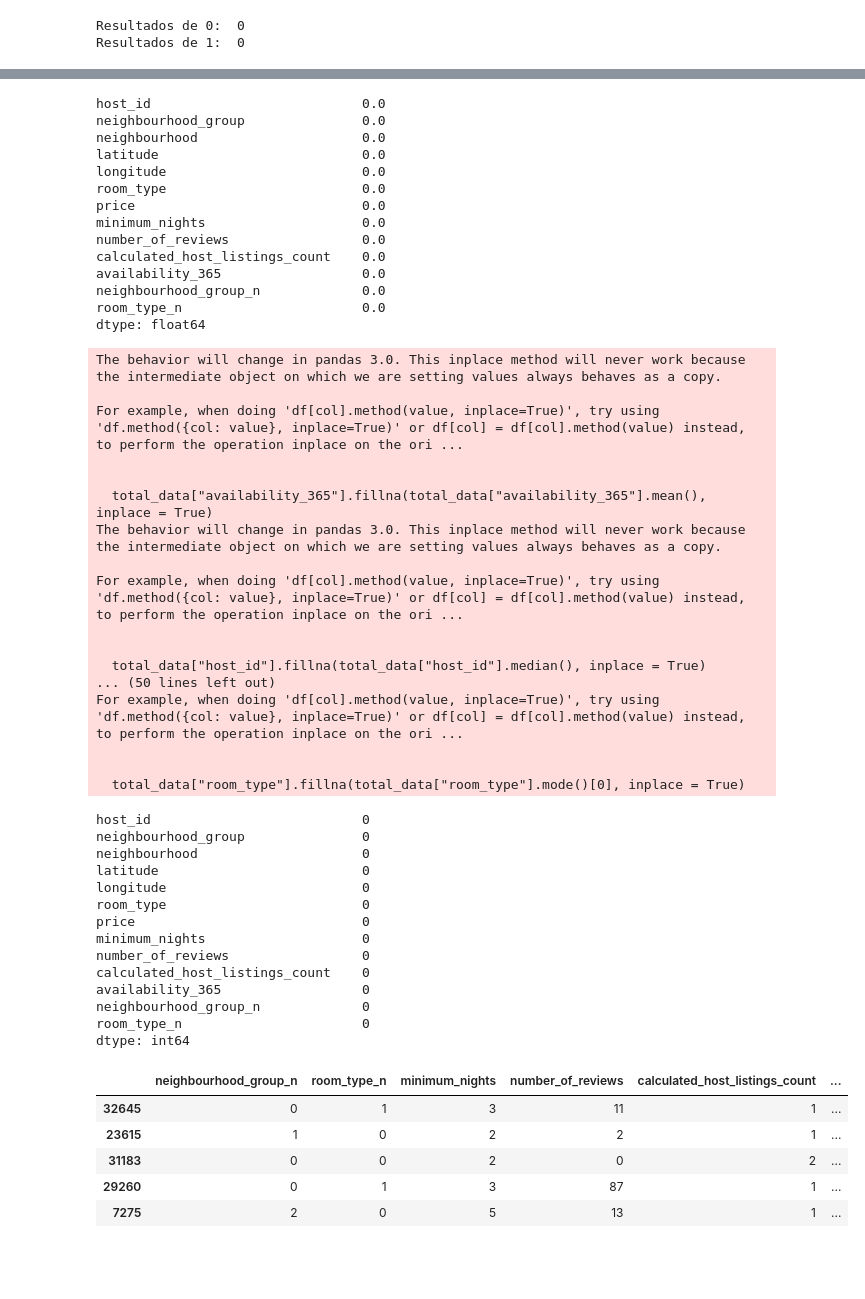
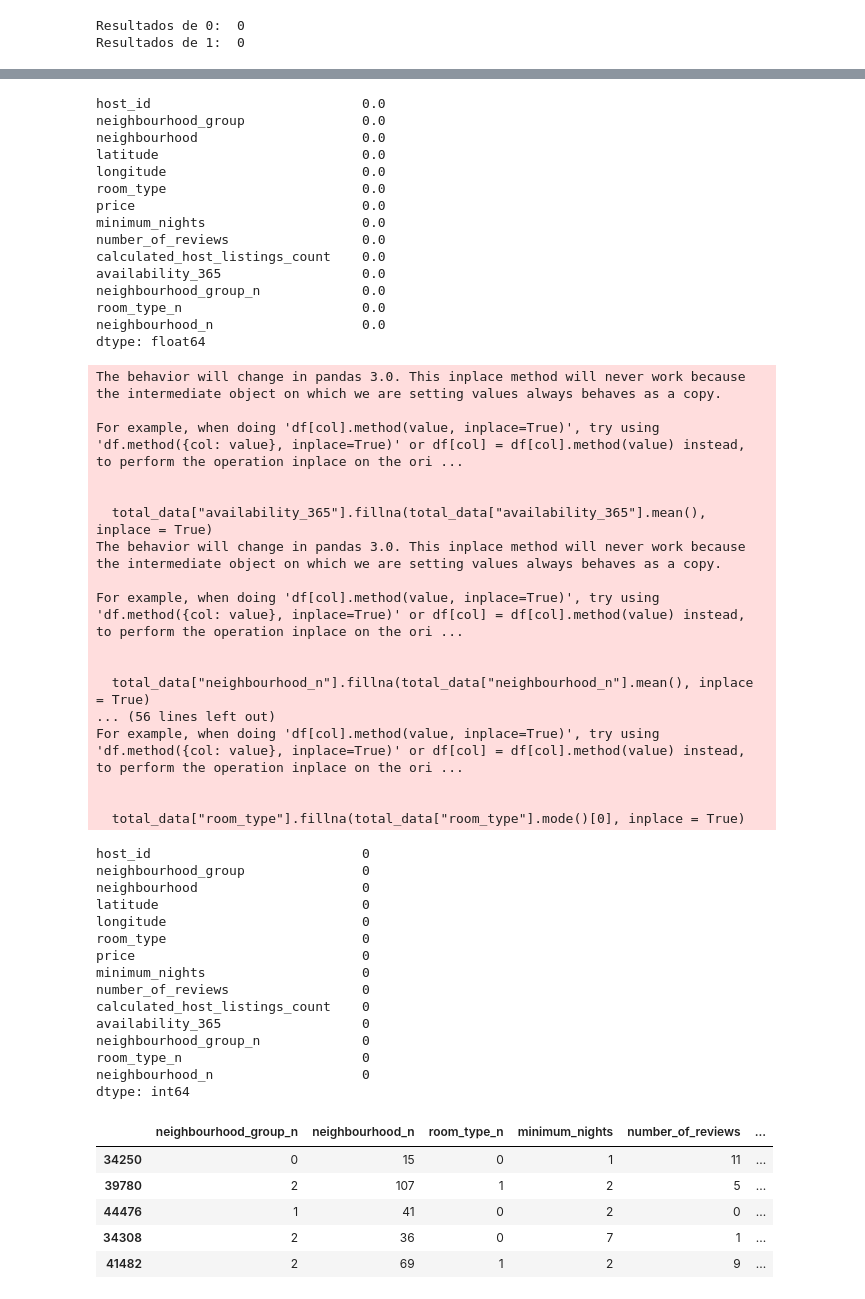
Before and after one commit to 4GeeksAcademy/Booting_algorithm-NatTajuelo, a Jupyter notebook: src/explore.ipynb, the cells around one changed output, grey strips where cells are left out. Cells and saved outputs as stored; diff of their text form; code cells hidden in the pictures; blank space fills up the shorter version.

```diff
--- a/src/explore.ipynb
+++ b/src/explore.ipynb
@@ -219,6 +244,17 @@ with open("transform_neighbourhood_group.json", "w") as f:
   json.dump(parsing_dict, f)
 total_data["neighbourhood_group_n"] = factorize[0]
 
+factorize = pd.factorize(total_data["neighbourhood"])
+parsing_dict = {}
+indices = factorize[1]
+set_factor = list(set(factorize[0]))
+for index in range(len(factorize[1])):
+  parsing_dict.update({indices[index]: int(set_factor[index])})
+
+with open("transform_neighbourhood.json", "w") as f:
+  json.dump(parsing_dict, f)
+total_data["neighbourhood_n"] = factorize[0]
+
 
 factorize = pd.factorize(total_data["room_type"])
 parsing_dict = {}
@@ -236,9 +272,13 @@ import json
 with open("transform_neighbourhood_group.json", "r") as f:
   neighbourhood_group_dict = json.load(f)
 
+with open("transform_neighbourhood.json", "r") as f:
+  neighbourhood_dict = json.load(f)
+
 with open("transform_room_type.json", "r") as f:
   room_type_dict = json.load(f)
 
 total_data["neighbourhood_group_n"] = total_data["neighbourhood_group"].apply(lambda x: neighbourhood_group_dict.get(x))
+total_data["neighbourhood_n"] = total_data["neighbourhood"].apply(lambda x: neighbourhood_dict.get(x))
 total_data["room_type_n"] = total_data["room_type"].apply(lambda x: room_type_dict.get(x))
 # %%
@@ -481,11 +528,13 @@ calculated_host_listings_count    0.0
 availability_365                  0.0
 neighbourhood_group_n             0.0
 room_type_n                       0.0
+neighbourhood_n                   0.0
 dtype: float64
 # %%
 #Rellenamos los valores faltantes
 
 total_data["availability_365"].fillna(total_data["availability_365"].mean(), inplace = True)
+total_data["neighbourhood_n"].fillna(total_data["neighbourhood_n"].mean(), inplace = True)
 
 total_data["host_id"].fillna(total_data["host_id"].median(), inplace = True)
 total_data["price"].fillna(total_data["price"].median(), inplace = True)
@@ -512,8 +561,8 @@ The behavior will change in pandas 3.0. This inplace method will never work beca
 For example, when doing 'df[col].method(value, inplace=True)', try using 'df.method({col: value}, inplace=True)' or df[col] = df[col].method(value) instead, to perform the operation inplace on the ori ...
 
 
-  total_data["host_id"].fillna(total_data["host_id"].median(), inplace = True)
-... (50 lines left out)
+  total_data["neighbourhood_n"].fillna(total_data["neighbourhood_n"].mean(), inplace = True)
+... (56 lines left out)
 For example, when doing 'df[col].method(value, inplace=True)', try using 'df.method({col: value}, inplace=True)' or df[col] = df[col].method(value) instead, to perform the operation inplace on the ori ...
 
 
@@ -531,31 +580,32 @@ calculated_host_listings_count    0
 availability_365                  0
 neighbourhood_group_n             0
 room_type_n                       0
+neighbourhood_n                   0
 dtype: int64
 # %%
 #Feature scaling
 
 from sklearn.model_selection import train_test_split
 
-num_variables = ["neighbourhood_group_n", "room_type_n", "minimum_nights", "number_of_reviews", "calculated_host_listings_count", "availability_365"]
+num_variables = ["neighbourhood_group_n", "neighbourhood_n", "room_type_n", "minimum_nights", "number_of_reviews", "calculated_host_listings_count", "availability_365"]
 
 X_con_outliers = total_data_con_outliers.drop("price", axis = 1)[num_variables]
 y_con_outliers = total_data_con_outliers["price"]
 X_sin_outliers = total_data_sin_outliers.drop("price", axis = 1)[num_variables]
 y_sin_outliers = total_data_sin_outliers["price"]
 
 X_train_con_outliers, X_test_con_outliers, y_train_con_outliers, y_test_con_outliers = train_test_split(X_con_outliers, y_con_outliers, test_size = 0.2, random_state = 42)
 X_train_sin_outliers, X_test_sin_outliers, y_train_sin_outliers, y_test_sin_outliers = train_test_split(X_sin_outliers, y_sin_outliers, test_size = 0.2, random_state = 42)
 
 X_train_con_outliers.head()
 X_train_sin_outliers.head()
 # %% [output]
-|  | neighbourhood_group_n | room_type_n | minimum_nights | number_of_reviews | calculated_host_listings_count | ... |
-| 32645 | 0 | 1 | 3 | 11 | 1 | ... |
-| 23615 | 1 | 0 | 2 | 2 | 1 | ... |
-| 31183 | 0 | 0 | 2 | 0 | 2 | ... |
-| 29260 | 0 | 1 | 3 | 87 | 1 | ... |
-| 7275 | 2 | 0 | 5 | 13 | 1 | ... |
+|  | neighbourhood_group_n | neighbourhood_n | room_type_n | minimum_nights | number_of_reviews | ... |
+| 34250 | 0 | 15 | 0 | 1 | 11 | ... |
+| 39780 | 2 | 107 | 1 | 2 | 5 | ... |
+| 44476 | 1 | 41 | 0 | 2 | 0 | ... |
+| 34308 | 2 | 36 | 0 | 7 | 1 | ... |
+| 41482 | 2 | 69 | 1 | 2 | 9 | ... |
 # %%
 y_train_con_outliers.head()
 y_train_sin_outliers.head()
```
Also changed, not shown: parts of 37 cells of this notebook, 13 other files.
